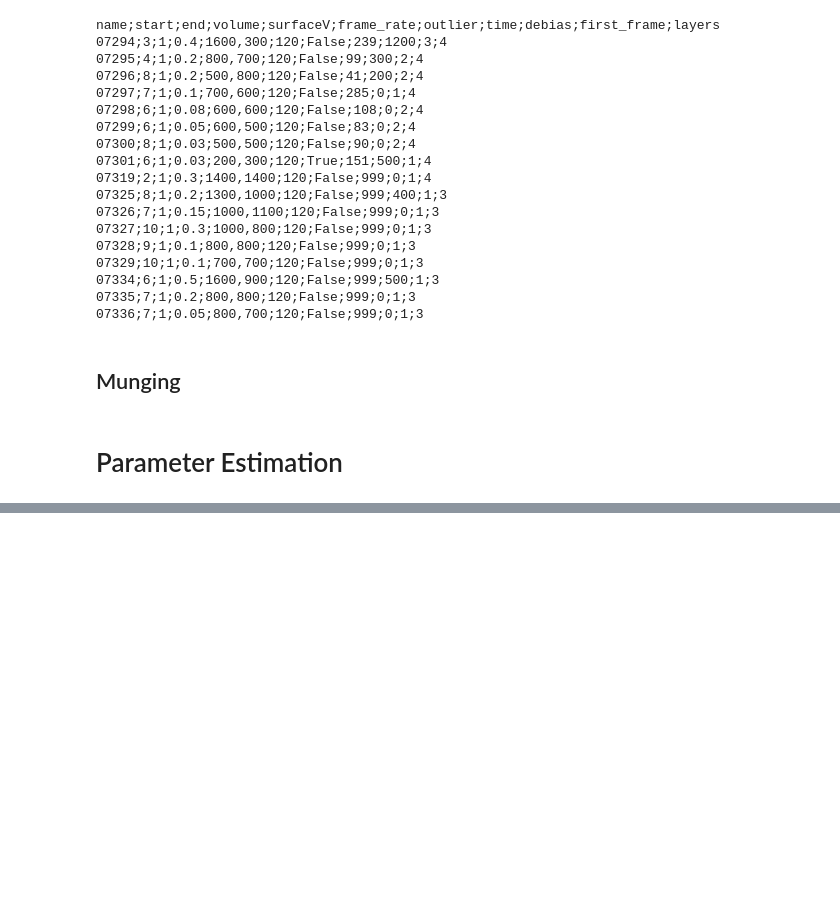
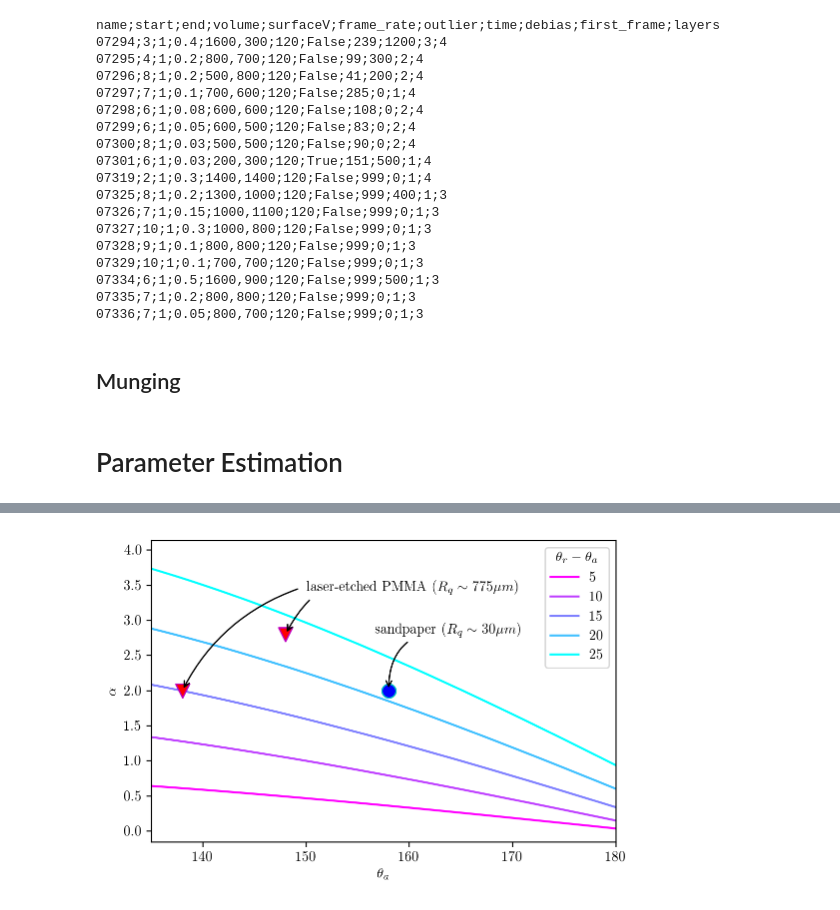
Before and after one commit to 7deeptide/Droplet_electro-bounce, a Jupyter notebook: src/parameter_estimation.ipynb, the cells around one changed output, grey strips where cells are left out. Saved outputs shown, nothing was run; the diff lists cells and outputs as text; code cells hidden in the pictures; blank space fills up the shorter version.

```diff
--- a/src/parameter_estimation.ipynb
+++ b/src/parameter_estimation.ipynb
@@ -1335,34 +1190,36 @@ def hysteresis_plot():
     for k,i in np.ndenumerate(n):
         b = a - i
         hyster = np.arcsin(np.cos(a*np.pi/180)-np.cos(b*np.pi/180))
         plt.plot(a, const*hyster, label=int(i), color=colors[k], zorder=1)
 
     exp_roll_off = 2.8
     exp_CA_appar = 148
     plt.scatter([exp_CA_appar,138],[exp_roll_off,2],100, marker="v", facecolors='r', edgecolors='m', zorder=2)
     plt.annotate('laser-etched PMMA ($R_q \sim 775 \mu m$)', xy=(exp_CA_appar,exp_roll_off), xycoords='data',
                 xytext=(15, 30), textcoords='offset points', fontsize=10,
                 arrowprops=dict(arrowstyle="->", connectionstyle="arc3, rad=.47"))
     plt.annotate('', xy=(138,2), xycoords='data',
                 xytext=(85,74), textcoords='offset points', fontsize=10,
                 arrowprops=dict(arrowstyle="->", connectionstyle="arc3, rad=.2"))
 
     plt.scatter([158,],[2,],100, marker="o", facecolors='b', edgecolors='c', zorder=2)
     plt.annotate('sandpaper ($R_q \sim 30 \mu m$)', xy=(158,2), xycoords='data',
                 xytext=(-10, 40), textcoords='offset points', fontsize=10,
                 arrowprops=dict(arrowstyle="->", connectionstyle="arc3, rad=.5"))
 
     plt.legend(title=r'$\theta_r - \theta_a$', loc='upper right')
     axes = plt.gca()
     axes.set_xlim(135,180)
     plt.xticks([140,150, 160,170, 180])
     plt.ylabel(r'$\alpha$')
     plt.xlabel(r'$\theta_a$')
     name = 'hysteresis'
-    #savefig(name)
+    savefig(name, pics)
     plt.show()
 
 hysteresis_plot()
+# %% [output]
+[figure, added]
 # %%
 def impact_data(drop):
     """
```
Also changed, not shown: parts of 25 cells of this notebook, 20 other files.
